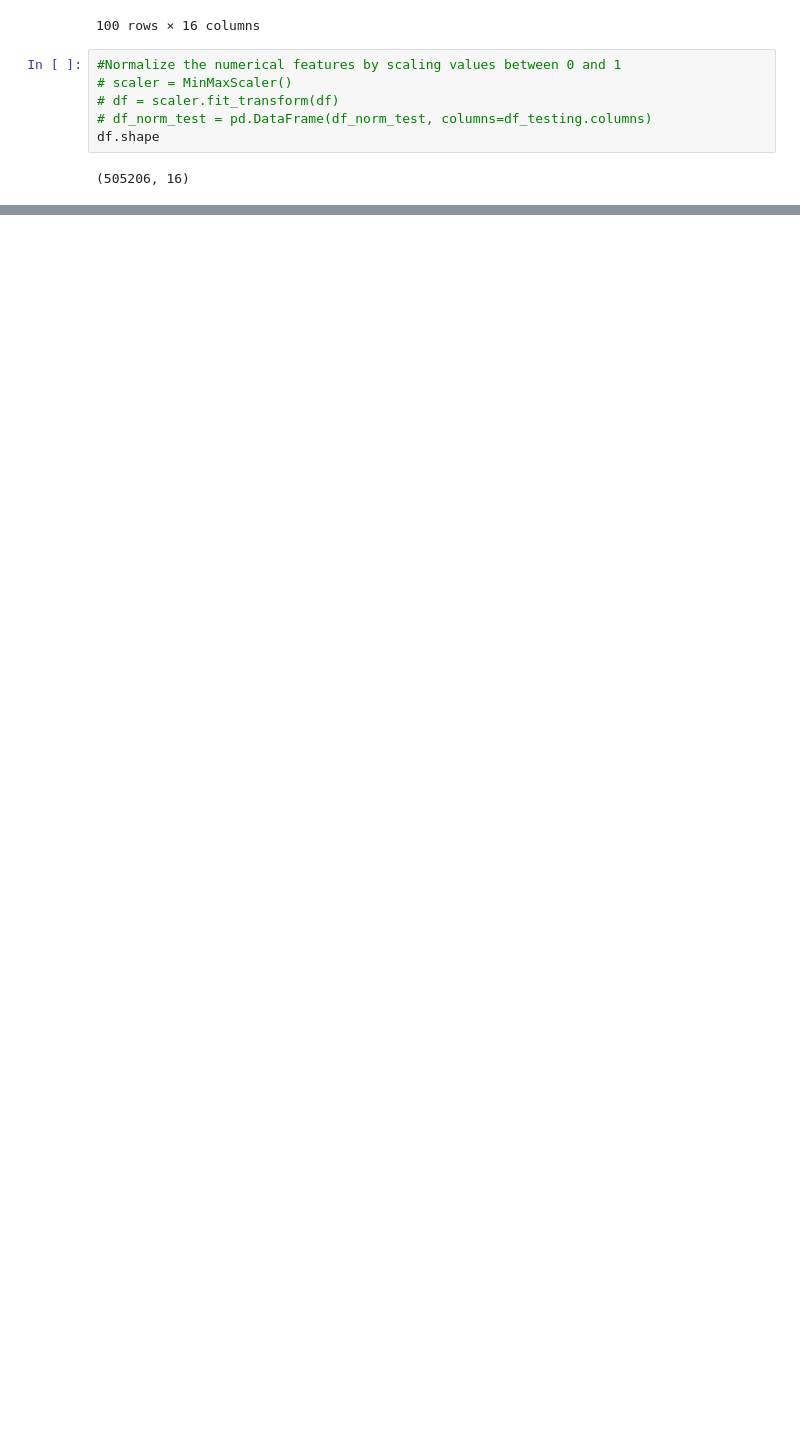
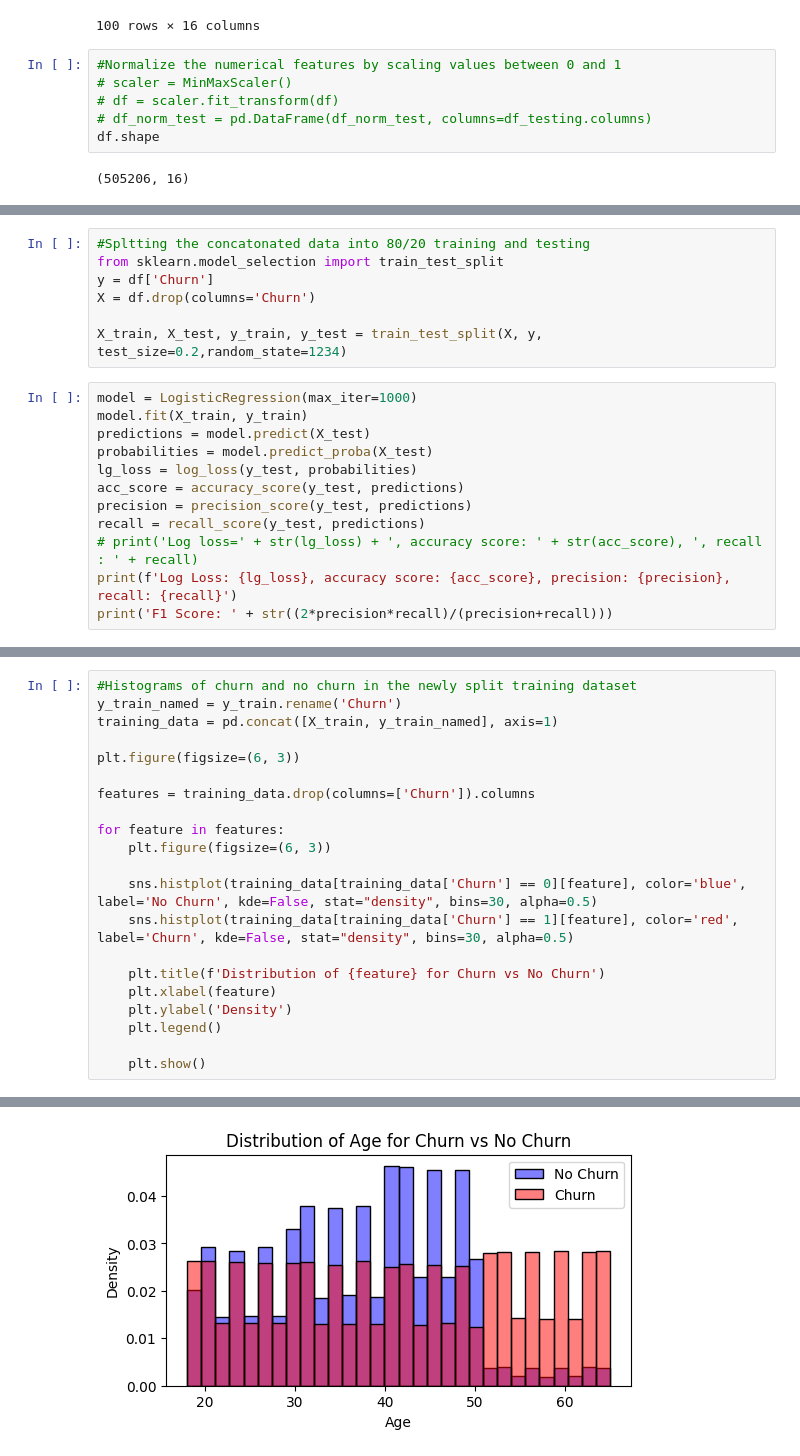
Before and after one commit to jkyc38/teammastercard, a Jupyter notebook: MasterCard_CustomerChurnPrediction.ipynb, the cells around one changed output, grey strips where cells are left out. Saved outputs shown, nothing was run; the diff lists cells and outputs as text; blank space fills up the shorter version.

Commit message:
model stuff

```diff
--- a/MasterCard_CustomerChurnPrediction.ipynb
+++ b/MasterCard_CustomerChurnPrediction.ipynb
@@ -283,0 +288,19 @@ df.shape
+# %%
+#Spltting the concatonated data into 80/20 training and testing
+from sklearn.model_selection import train_test_split
+y = df['Churn']
+X = df.drop(columns='Churn')
+
+X_train, X_test, y_train, y_test = train_test_split(X, y, test_size=0.2,random_state=1234)
+# %%
+model = LogisticRegression(max_iter=1000)
+model.fit(X_train, y_train)
+predictions = model.predict(X_test)
+probabilities = model.predict_proba(X_test)
+lg_loss = log_loss(y_test, probabilities)
+acc_score = accuracy_score(y_test, predictions)
+precision = precision_score(y_test, predictions)
+recall = recall_score(y_test, predictions)
+# print('Log loss=' + str(lg_loss) + ', accuracy score: ' + str(acc_score), ', recall : ' + recall)
+print(f'Log Loss: {lg_loss}, accuracy score: {acc_score}, precision: {precision}, recall: {recall}')
+print('F1 Score: ' + str((2*precision*recall)/(precision+recall)))
@@ -283,0 +335,22 @@ df.shape
+# %%
+#Histograms of churn and no churn in the newly split training dataset
+y_train_named = y_train.rename('Churn')
+training_data = pd.concat([X_train, y_train_named], axis=1)
+
+plt.figure(figsize=(6, 3))
+
+features = training_data.drop(columns=['Churn']).columns
+
+for feature in features:
+    plt.figure(figsize=(6, 3))
+
+    sns.histplot(training_data[training_data['Churn'] == 0][feature], color='blue', label='No Churn', kde=False, stat="density", bins=30, alpha=0.5)
+    sns.histplot(training_data[training_data['Churn'] == 1][feature], color='red', label='Churn', kde=False, stat="density", bins=30, alpha=0.5)
+
+    plt.title(f'Distribution of {feature} for Churn vs No Churn')
+    plt.xlabel(feature)
+    plt.ylabel('Density')
+    plt.legend()
+
+    plt.show()
+# %% [output]
@@ -283,0 +358 @@ df.shape
+[figure, added]
```
Also changed, not shown: parts of 21 cells of this notebook.
